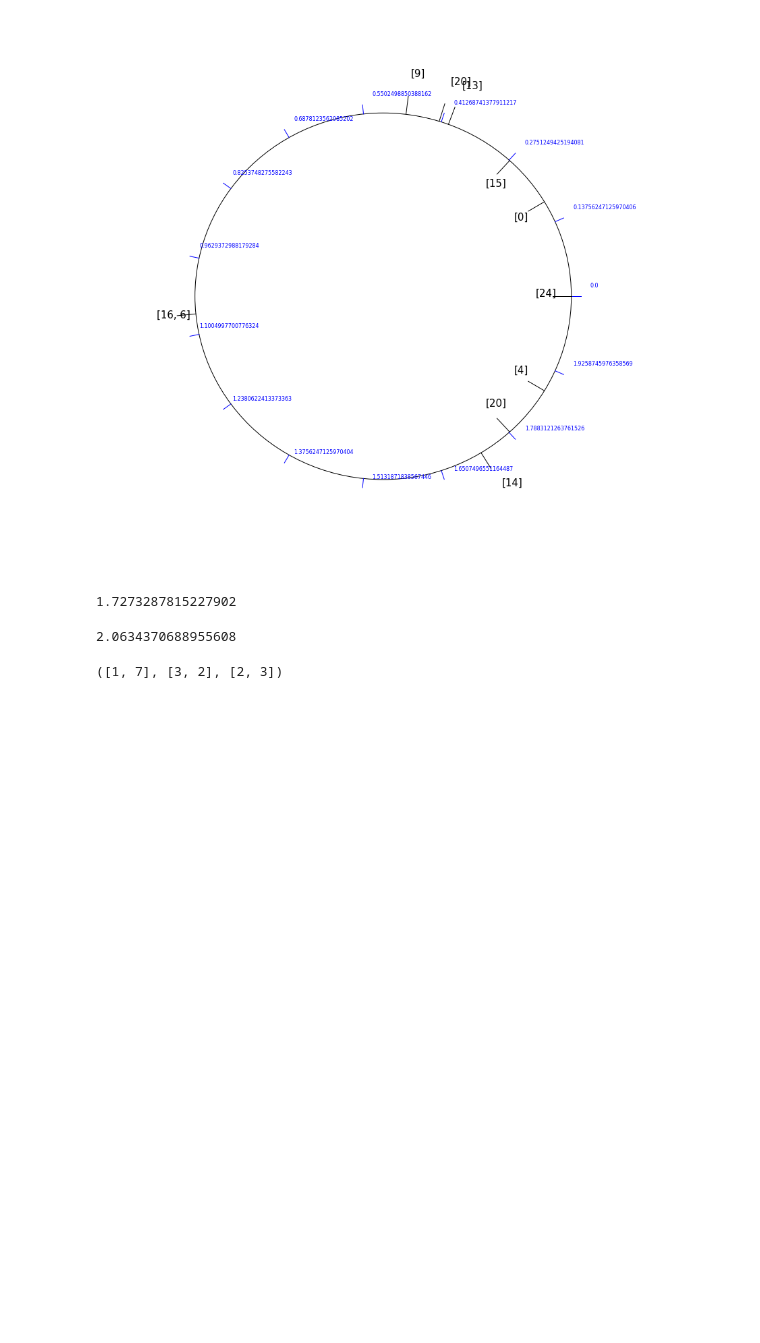
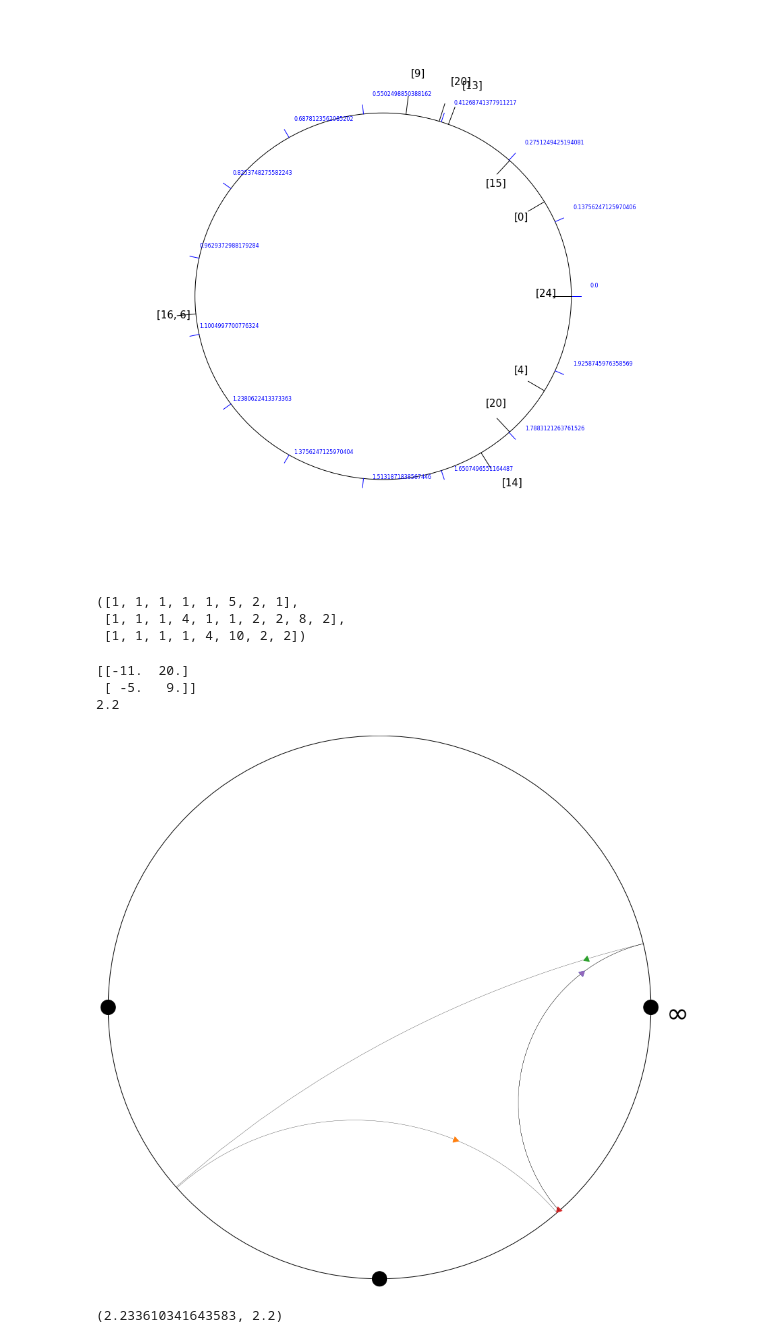
Before and after one commit to BrookeOgrodnik/REU, a Jupyter notebook: Consolidated Functions.ipynb, the cells around one changed output. Saved outputs shown, nothing was run; the diff lists cells and outputs as text; code cells hidden in the pictures; blank space fills up the shorter version.

```diff
--- a/Consolidated Functions.ipynb
+++ b/Consolidated Functions.ipynb
@@ -1404,15 +1546,18 @@ ind = getInequalityIndicesTest(posGeoList, pantsList, pantsInd, pantsDict)
 visualizeShears((3,2),pantsDict,pantsInd)
 # %% [output]
 [figure]
-# %%
-(shearCoordInv(pantsList[24], pantsList[14], [3,2], vis)-1) % halfLength([3,2])
-# %% [output]
-1.7273287815227902
-# %%
-halfLength([3,2])
-# %% [output]
-2.0634370688955608
-# %%
-minGeos(pantsList[20])
-# %% [output]
-([1, 7], [3, 2], [2, 3])
+# %%
+minGeos(((1,1,1,1,1,1,1,1,0,0,1,1,0,1,0), (0,1,1,1,1), (1,0,1,0,1,1)))
+# %% [output]
+([1, 1, 1, 1, 1, 5, 2, 1],
+ [1, 1, 1, 4, 1, 1, 2, 2, 8, 2],
+ [1, 1, 1, 1, 4, 10, 2, 2])
+# %%
+eyePutterPos(((1,1,1,1,1,1,1,1,0,0,1,1,0,1,0), (0,1,1,1,1), (1,0,1,0,1,1)),
+             ([1, 1, 4, 10, 2, 2,1,1], [0,4,10,2,2,1,0]), [1, 1, 1, 1, 4, 10, 2, 2])
+# %% [output]
+[[-11.  20.]
+ [ -5.   9.]]
+2.2
+[figure, added]
+(2.233610341643583, 2.2)
```
Also changed, not shown: parts of 1 cell of this notebook.
